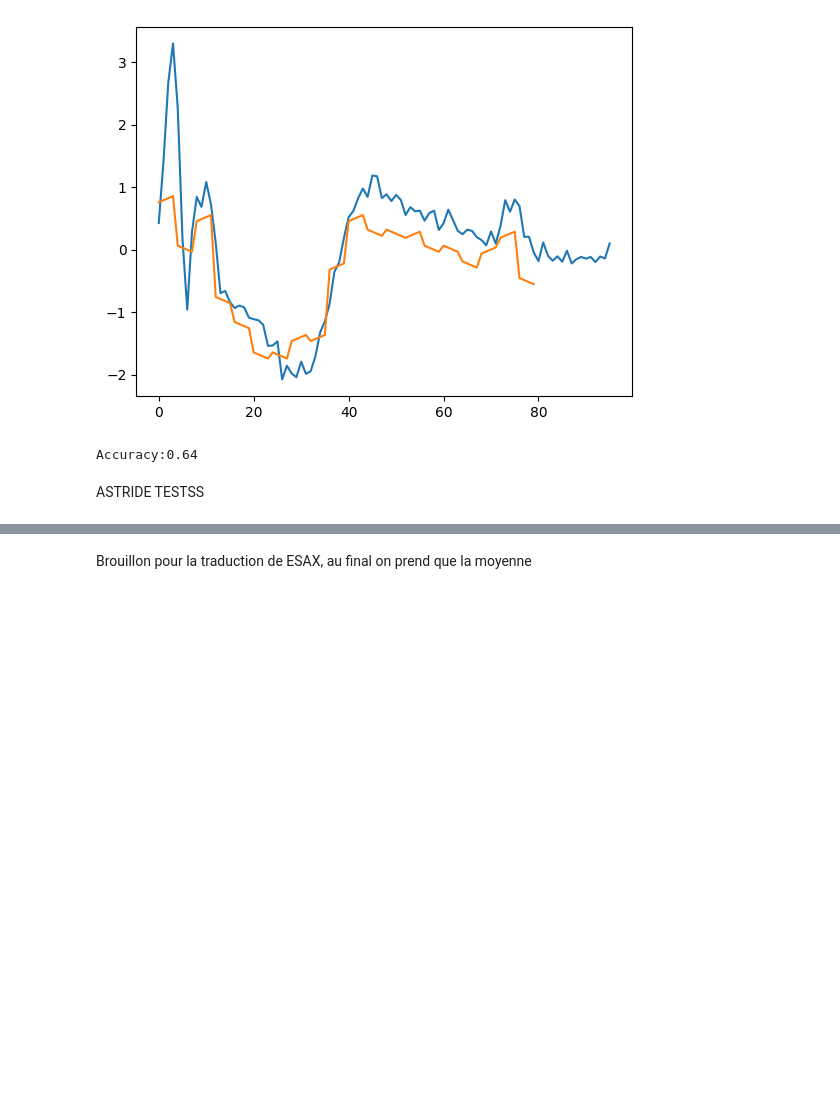
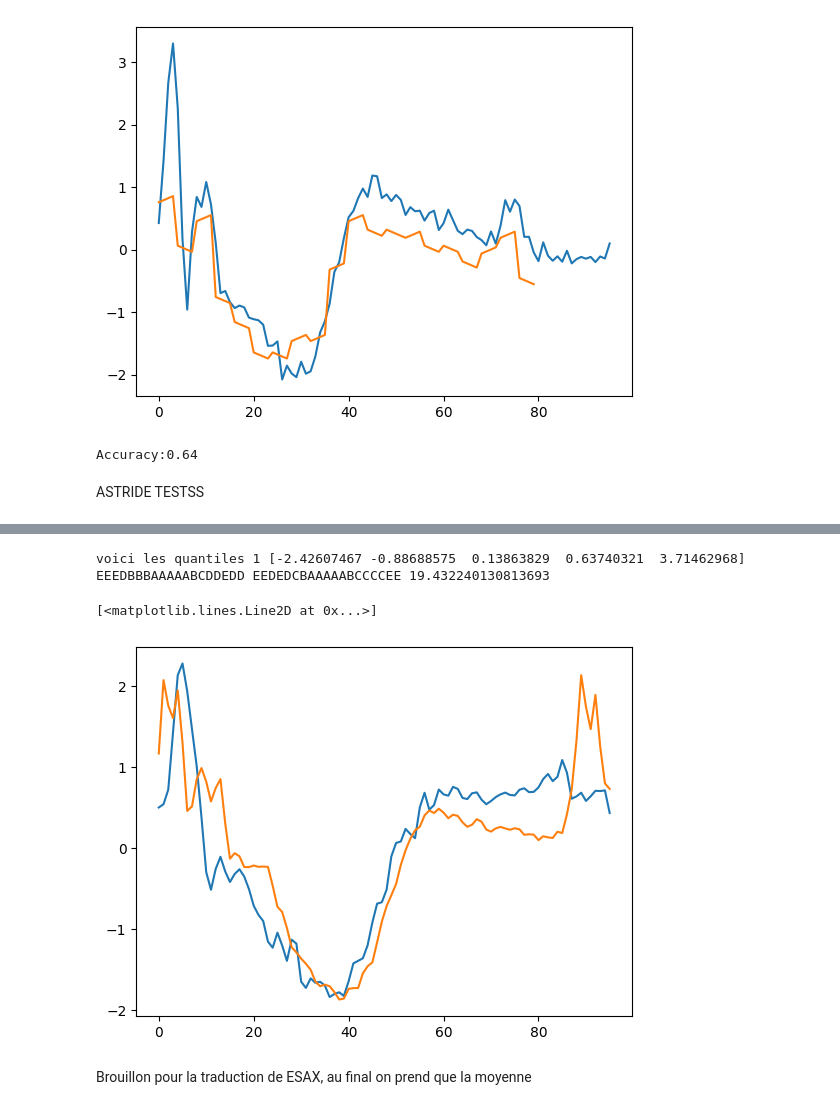
Before and after one commit to NailKhelifa/MVA_Times_Series_ML_Homeworks, a Jupyter notebook: Final_project/draft_tom.ipynb, the cells around one changed output, grey strips where cells are left out. Drawn from its saved outputs; the diff is of its cells as text; code cells hidden in the pictures; blank space fills up the shorter version.

```diff
--- a/Final_project/draft_tom.ipynb
+++ b/Final_project/draft_tom.ipynb
@@ -136,3 +176,15 @@ symbols
+# %%
+distnace = astride.calculate_dged(s[0], s[3])
+print(s[0], s[3], distnace)
+
+
+plt.plot(dataset_np[0])
+plt.plot(dataset_np[3])
+# %% [output]
+voici les quantiles 1 [-2.42607467 -0.88688575  0.13863829  0.63740321  3.71462968]
+EEEDBBBAAAAABCDDEDD EEDEDCBAAAAABCCCCEE 19.432240130813693
+[<matplotlib.lines.Line2D at 0x...>]
+[figure, added]
 # %% [markdown]
 Brouillon pour la traduction de ESAX, au final on prend que la moyenne
 # %%
```
Also changed, not shown: parts of 8 cells of this notebook, 2 other files.
